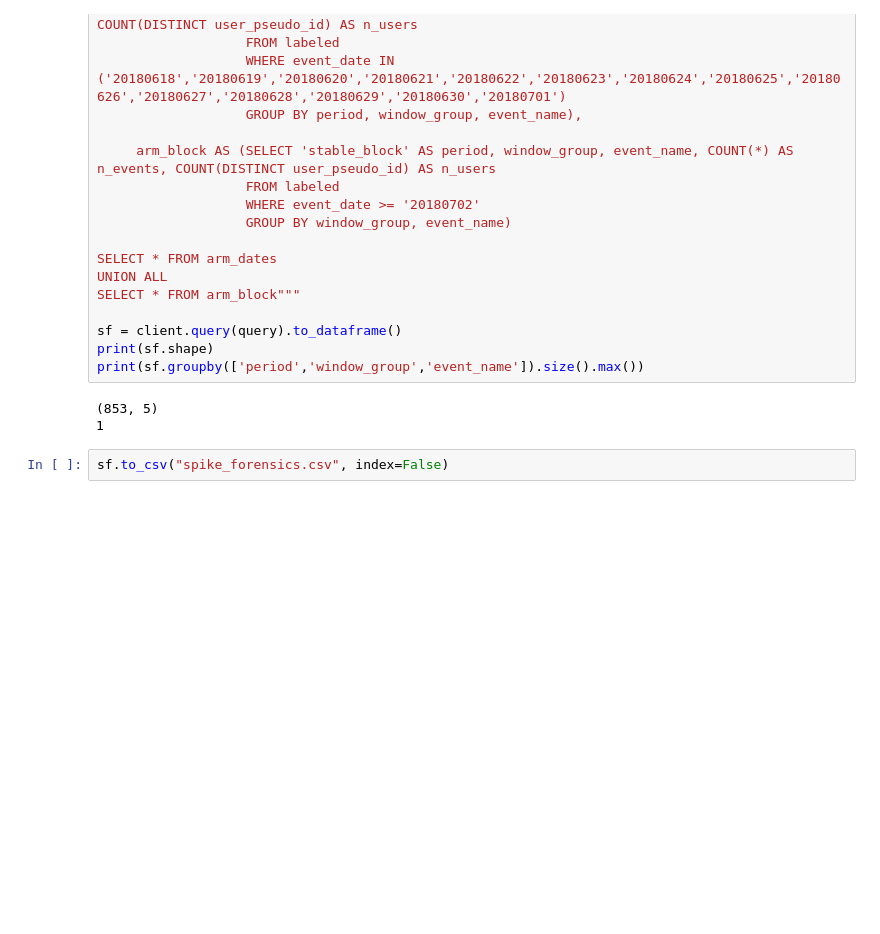
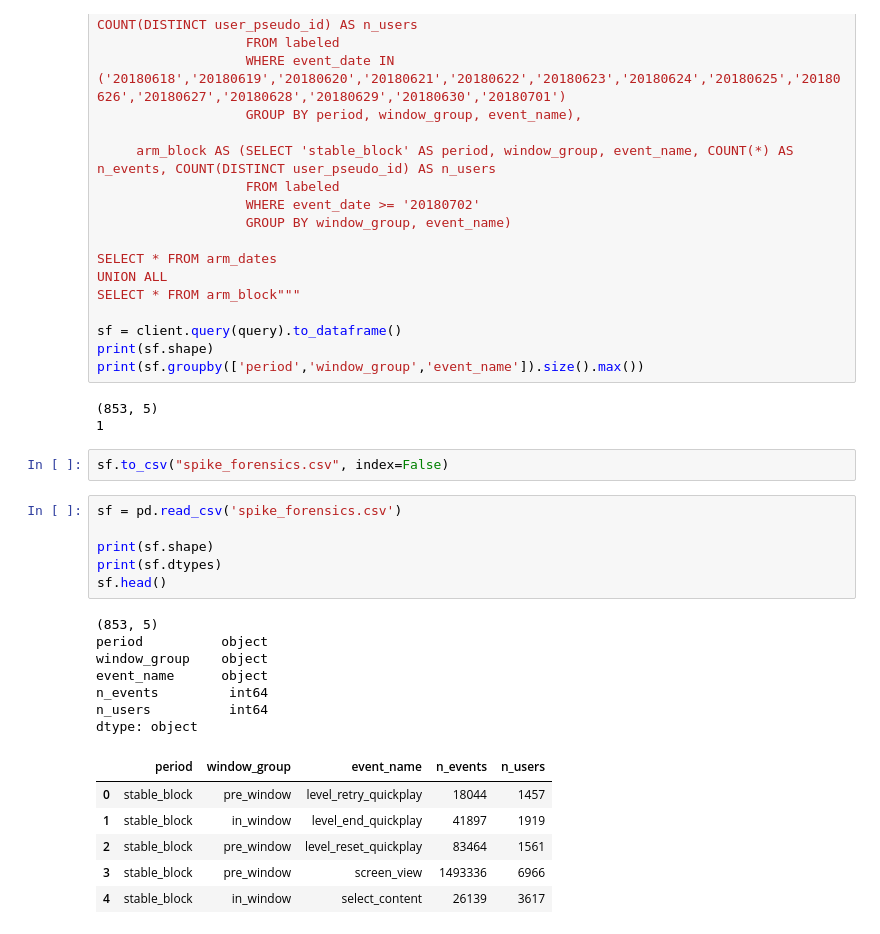
Before and after one commit to Adir-Amar/FloodIt-product-analytics, a Jupyter notebook: notebooks/03_event_pulls.ipynb, the cells around one changed output. Saved outputs shown, nothing was run; the diff lists cells and outputs as text; blank space fills up the shorter version.

Commit message:
added a standard CSV read for "spike_forensics" at the end of notebook 3

```diff
--- a/notebooks/03_event_pulls.ipynb
+++ b/notebooks/03_event_pulls.ipynb
@@ -227,3 +227,23 @@ print(sf.groupby(['period','window_group','event_name']).size().max())
 1
 # %%
 sf.to_csv("spike_forensics.csv", index=False)
+# %%
+sf = pd.read_csv('spike_forensics.csv')
+
+print(sf.shape)
+print(sf.dtypes)
+sf.head()
+# %% [output]
+(853, 5)
+period          object
+window_group    object
+event_name      object
+n_events         int64
+n_users          int64
+dtype: object
+|  | period | window_group | event_name | n_events | n_users |
+| 0 | stable_block | pre_window | level_retry_quickplay | 18044 | 1457 |
+| 1 | stable_block | in_window | level_end_quickplay | 41897 | 1919 |
+| 2 | stable_block | pre_window | level_reset_quickplay | 83464 | 1561 |
+| 3 | stable_block | pre_window | screen_view | 1493336 | 6966 |
+| 4 | stable_block | in_window | select_content | 26139 | 3617 |
```
Also changed, not shown: parts of 2 cells of this notebook.
